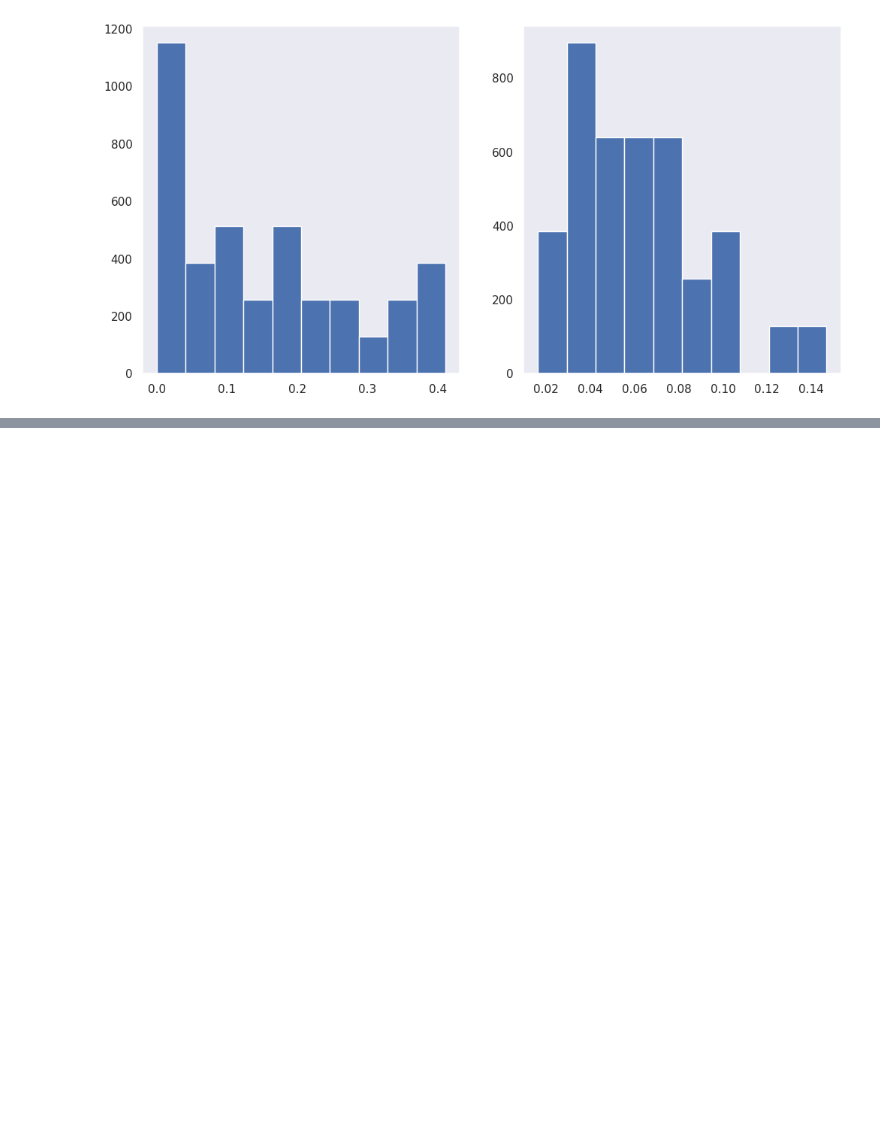
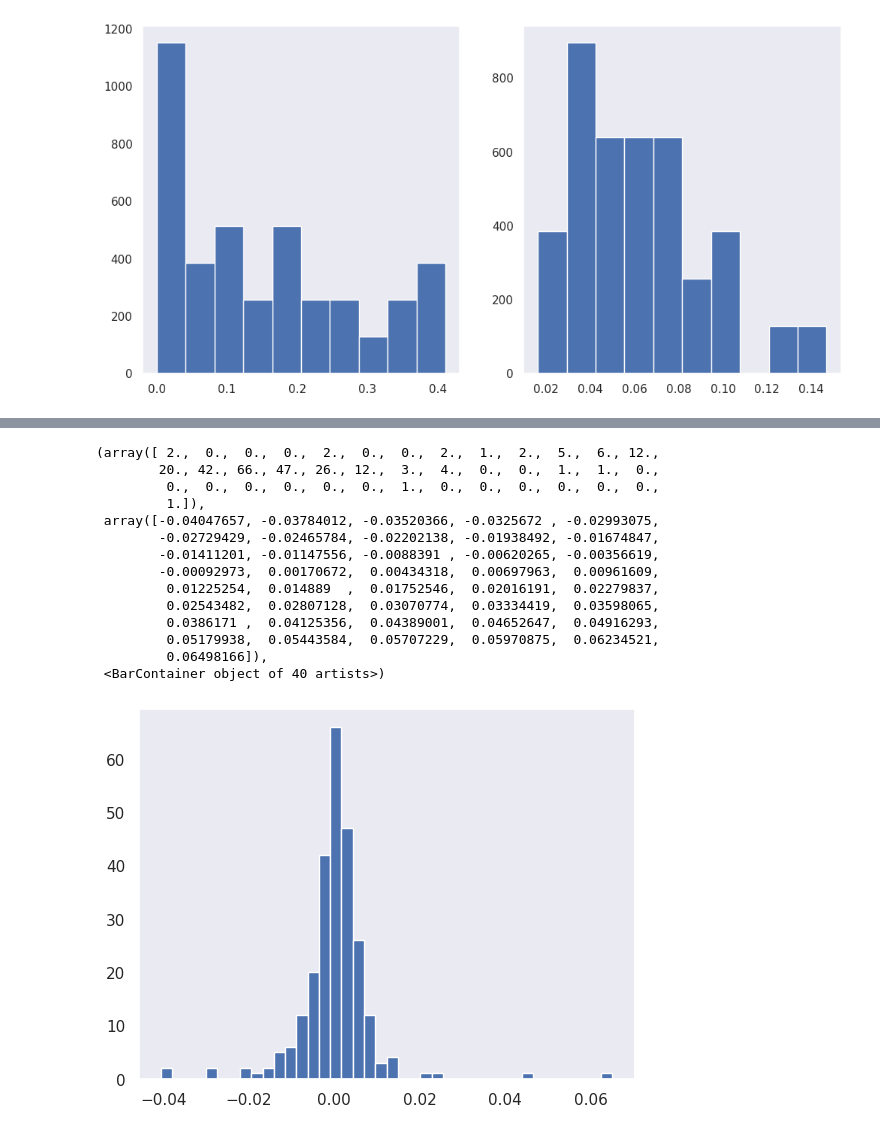
Before and after one commit to vnlinh112/IConNet, a Jupyter notebook: notebooks/physio16k_fold4_m13.ipynb, the cells around one changed output, grey strips where cells are left out. Cells and saved outputs as stored; diff of their text form; code cells hidden in the pictures; blank space fills up the shorter version.

```diff
--- a/notebooks/physio16k_fold4_m13.ipynb
+++ b/notebooks/physio16k_fold4_m13.ipynb
@@ -475,0 +589,19 @@ Mem before-during-after: 33834496 4376692736 33834496
+# %%
+window_params = named_params[2][1].grad.detach().cpu().numpy()
+plt.hist(window_params.flatten(), bins=40)
+# %% [output]
+(array([ 2.,  0.,  0.,  0.,  2.,  0.,  0.,  2.,  1.,  2.,  5.,  6., 12.,
+        20., 42., 66., 47., 26., 12.,  3.,  4.,  0.,  0.,  1.,  1.,  0.,
+         0.,  0.,  0.,  0.,  0.,  0.,  1.,  0.,  0.,  0.,  0.,  0.,  0.,
+         1.]),
+ array([-0.04047657, -0.03784012, -0.03520366, -0.0325672 , -0.02993075,
+        -0.02729429, -0.02465784, -0.02202138, -0.01938492, -0.01674847,
+        -0.01411201, -0.01147556, -0.0088391 , -0.00620265, -0.00356619,
+        -0.00092973,  0.00170672,  0.00434318,  0.00697963,  0.00961609,
+         0.01225254,  0.014889  ,  0.01752546,  0.02016191,  0.02279837,
+         0.02543482,  0.02807128,  0.03070774,  0.03334419,  0.03598065,
+         0.0386171 ,  0.04125356,  0.04389001,  0.04652647,  0.04916293,
+         0.05179938,  0.05443584,  0.05707229,  0.05970875,  0.06234521,
+         0.06498166]),
+ <BarContainer object of 40 artists>)
+[figure, added]
```
Also changed, not shown: parts of 23 cells of this notebook, 6 other files.
